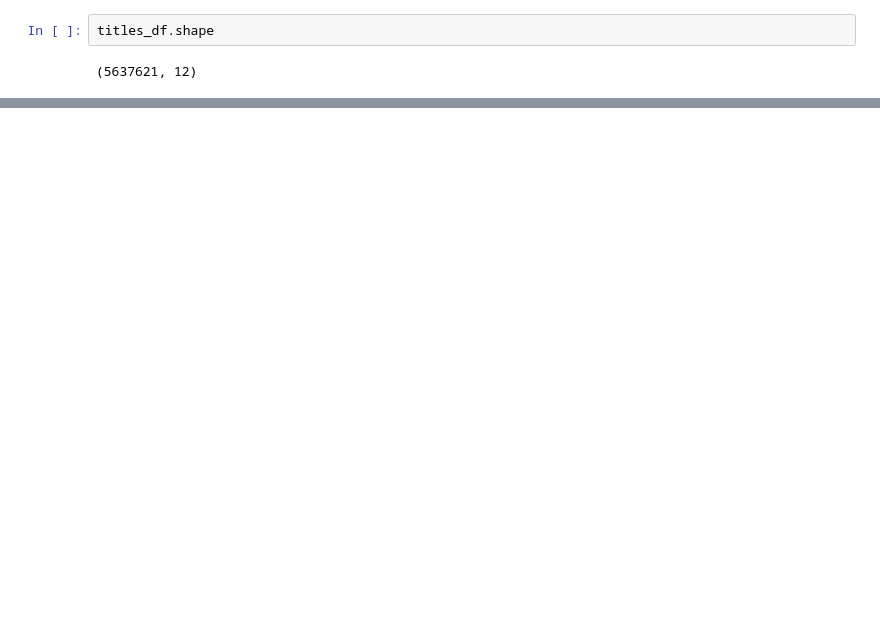
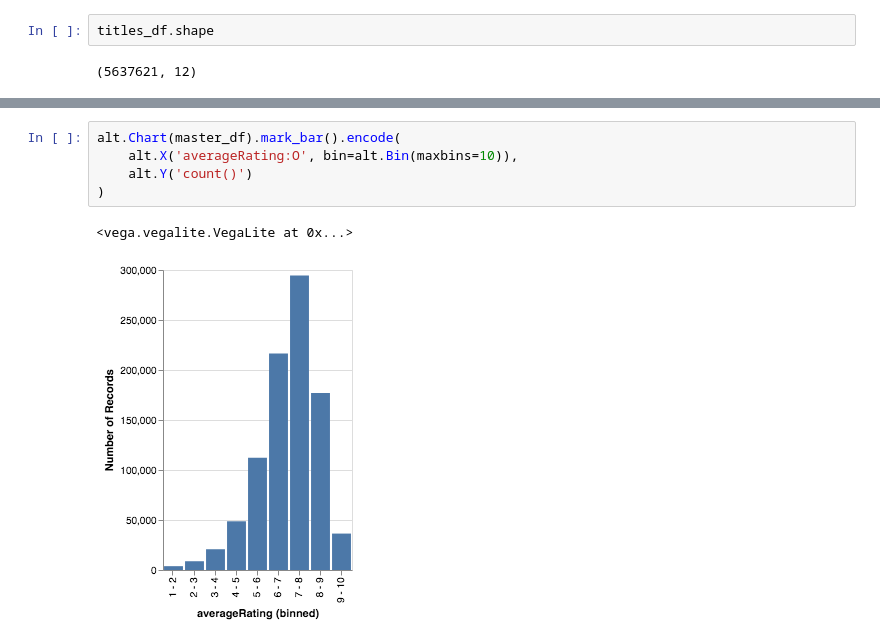
Before and after one commit to sarthakbatragatech/MovieViz, a Jupyter notebook: imdb.ipynb, the cells around one changed output, grey strips where cells are left out. Drawn from its saved outputs; the diff is of its cells as text; blank space fills up the shorter version.

```diff
--- a/imdb.ipynb
+++ b/imdb.ipynb
@@ -67,0 +98,8 @@ romantic_df.to_csv('data/romantic.csv', encoding='utf-8')
+# %%
+alt.Chart(master_df).mark_bar().encode(
+    alt.X('averageRating:O', bin=alt.Bin(maxbins=10)),
+    alt.Y('count()')
+)
+# %% [output]
+<vega.vegalite.VegaLite at 0x...>
+[figure, added]
```
Also changed, not shown: parts of 6 cells of this notebook.
